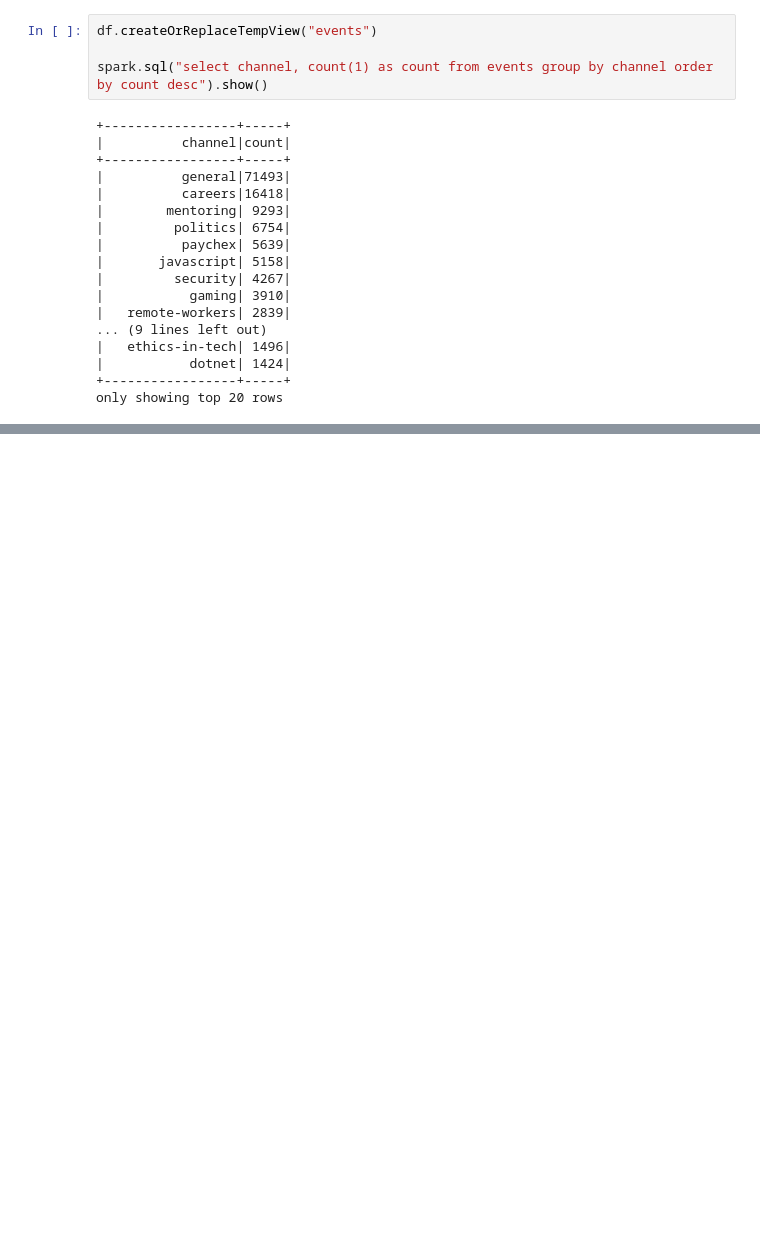
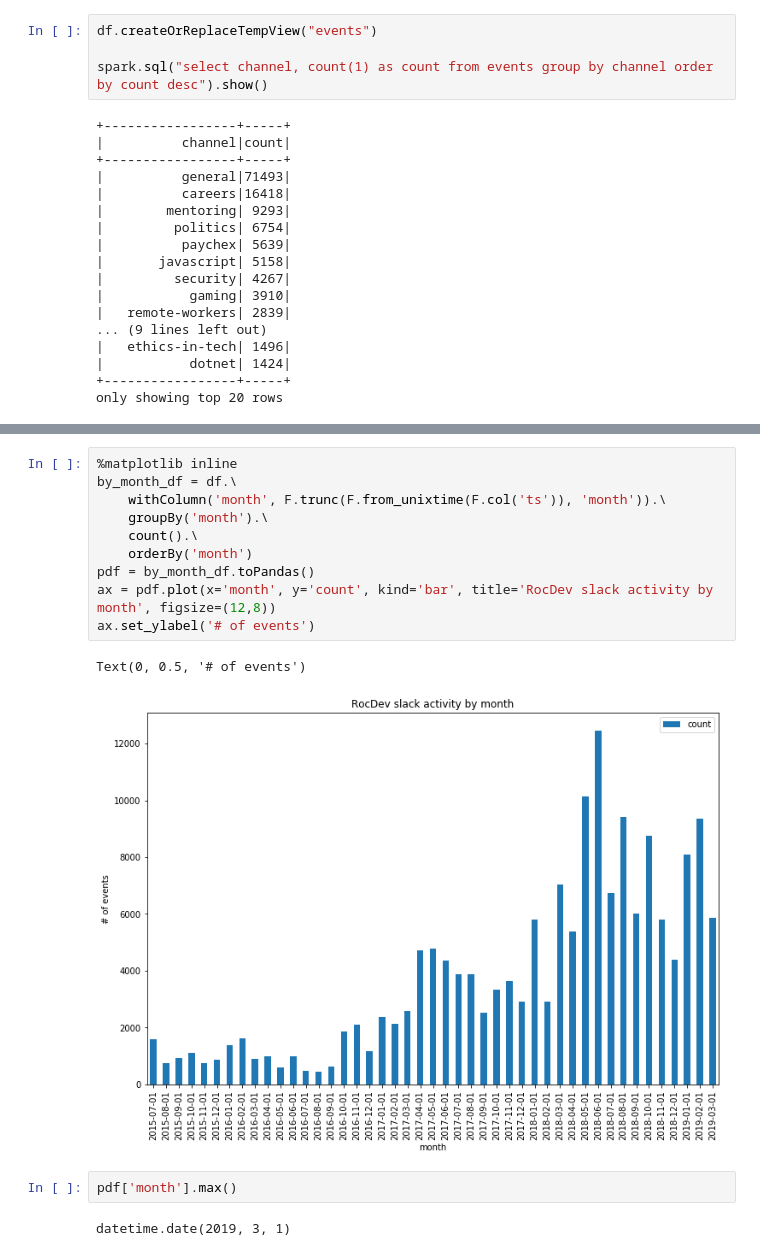
Before and after one commit to dantswain/tailor, a Jupyter notebook: explore_python.ipynb, the cells around one changed output, grey strips where cells are left out. Drawn from its saved outputs; the diff is of its cells as text; blank space fills up the shorter version.

```diff
--- a/explore_python.ipynb
+++ b/explore_python.ipynb
@@ -137,0 +187,17 @@ only showing top 20 rows
+# %%
+%matplotlib inline
+by_month_df = df.\
+    withColumn('month', F.trunc(F.from_unixtime(F.col('ts')), 'month')).\
+    groupBy('month').\
+    count().\
+    orderBy('month')
+pdf = by_month_df.toPandas()
+ax = pdf.plot(x='month', y='count', kind='bar', title='RocDev slack activity by month', figsize=(12,8))
+ax.set_ylabel('# of events')
+# %% [output]
+Text(0, 0.5, '# of events')
+[figure, added]
+# %%
+pdf['month'].max()
+# %% [output]
+datetime.date(2019, 3, 1)
```
Also changed, not shown: parts of 5 cells of this notebook, 12 other files.
